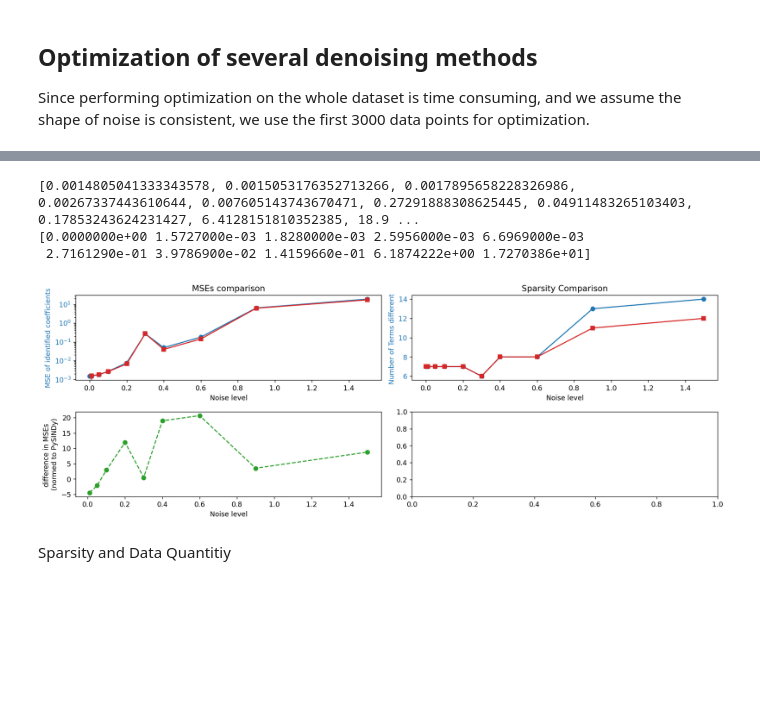
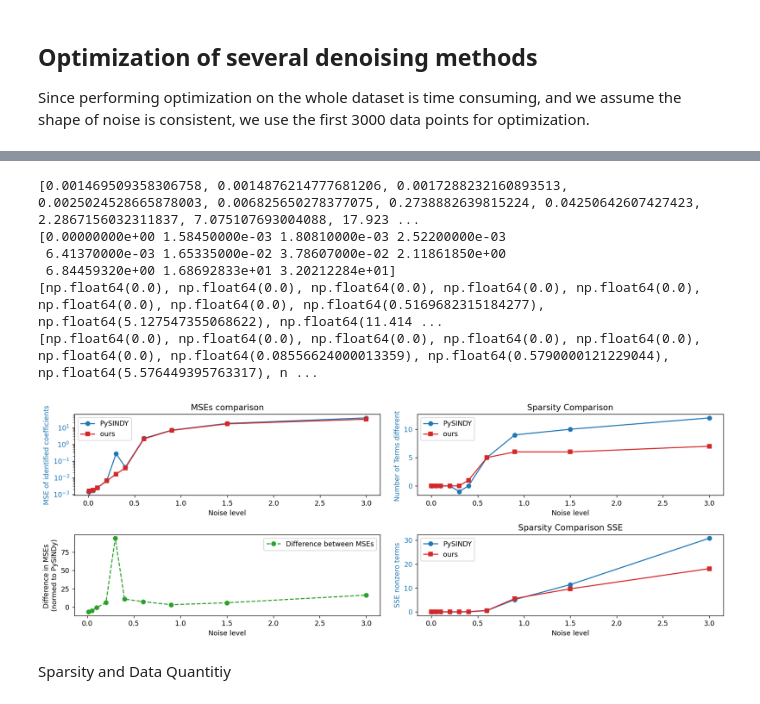
Before and after one commit to alexje76/SINDY-Noise-Investigation, a Jupyter notebook: test.ipynb, the cells around one changed output, grey strips where cells are left out. Drawn from its saved outputs; the diff is of its cells as text; code cells hidden in the pictures; blank space fills up the shorter version.

```diff
--- a/test.ipynb
+++ b/test.ipynb
@@ -255,7 +255,7 @@ num_steps = 3 * 10 ** 5
 x_0 = np.array([0, 2, 8])
 # %%
 #Setting up pysindy
-sparsity_threshold = 0.1
+sparsity_threshold = 0.05
 stlsq_optimizer = ps.STLSQ(threshold=sparsity_threshold, alpha=0.05) # alpha can be used for additional regularization
 
 # Initialize the SINDy model with the configured optimizer
@@ -288,7 +288,11 @@ for i, noise in enumerate(noise_levels):
     #print(xi.transpose().shape)
     #print(lorenz_arr_padded.shape)
     MSEs.append(mean_squared_error(xi.transpose(), lorenz_arr_padded))
-    SEs_zterms.append(np.sum(np.sqrt((xi.transpose()-lorenz_arr_padded)**2)))
+
+    mask = (xi.transpose() != 0) & (lorenz_arr_padded == 0)
+    SEs_zterms.append(np.sum(np.sqrt((xi.transpose()[mask]-lorenz_arr_padded[mask])**2)))
+
+
 term_nums = [np.count_nonzero(xi) for xi in XIs]
 print(SEs_zterms)
 # %% [output]
@@ -296,8 +300,9 @@ print(SEs_zterms)
 # %%
 #Setting up our SINDy
-threshold = 0.1 # sparsification knob lambda
+threshold = sparsity_threshold # sparsification knob lambda
 # %%
 #Calculate MSE for each noise level using our SINDy
+SEs_zterms_ours = []
 MSEs_ours = []
 XIs_ours = []
 for i, noise in enumerate(noise_levels):
@@ -315,6 +320,9 @@ for i, noise in enumerate(noise_levels):
     #print(xi.transpose().shape)
     #print(lorenz_arr_padded.shape)
     MSEs_ours.append(mean_squared_error(sol, lorenz_arr_padded))
+
+    mask = (sol != 0) & (lorenz_arr_padded == 0)
+    SEs_zterms_ours.append(np.sum(np.sqrt((sol[mask]-lorenz_arr_padded[mask])**2)))
 term_nums_ours = [np.count_nonzero(xi) for xi in XIs_ours]
 # %% [output]
 Exited at 1 iterations.
@@ -401,7 +410,7 @@ logx = False
 sparsity = True
 
 # 1. Create a figure with two subplots side-by-side
-fig, ((ax_MSEs, ax_sparsity), (ax_diff_MSEs, ax_extra)) = plt.subplots(2, 2, figsize=(14, 5), dpi=128)
+fig, ((ax_MSEs, ax_sparsity), (ax_diff_MSEs, ax_SSE)) = plt.subplots(2, 2, figsize=(14, 5), dpi=128)
 
 MSEs_ours = np.array(MSEs_ours).round(7)
 # --- LEFT PLOT: Original SINDy ---
@@ -411,41 +420,61 @@ ax_MSEs.plot(noise_levels, MSEs_ours, marker="s", color="tab:red", label="ours")
 ax_MSEs.set_xlabel("Noise level")
 ax_MSEs.set_ylabel("MSE of identified coefficients", color="tab:blue")
 ax_MSEs.tick_params(axis='y', labelcolor="tab:blue")
 ax_MSEs.set_title("MSEs comparison")
 if logx:
     ax_MSEs.set_xscale('log')
 if logy:
     ax_MSEs.set_yscale('log')
+ax_MSEs.legend()
 
 print(MSEs)
 # --- RIGHT PLOT: Our SINDy ---
 # MSE on left y-axis
 print(MSEs_ours)
-ax_sparsity.plot(noise_levels, term_nums, marker="o", color="tab:blue", label="PySINDY")
-ax_sparsity.plot(noise_levels, term_nums_ours, marker="s", color="tab:red", label="ours")
+ax_sparsity.plot(noise_levels, np.array(term_nums)-7, marker="o", color="tab:blue", label="PySINDY")
+ax_sparsity.plot(noise_levels, np.array(term_nums_ours)-7, marker="s", color="tab:red", label="ours")
 ax_sparsity.set_xlabel("Noise level")
 ax_sparsity.set_ylabel("Number of Terms different ", color="tab:blue")
 ax_sparsity.tick_params(axis='y', labelcolor="tab:blue")
 ax_sparsity.set_title("Sparsity Comparison")
 if logx:
     ax_sparsity.set_xscale('log')
-
+ax_sparsity.legend()
 
 
 
 #Plot difference#
 diff = (MSEs - np.array(MSEs_ours).round(7))/MSEs *100
 ax_diff_MSEs.plot(noise_levels[1:], diff[1:], marker="o", color="tab:green", ls="--", label ="Difference between MSEs")
-ax_diff_MSEs.set_ylabel("difference in MSEs \n(normed to PySINDy)")
+ax_diff_MSEs.set_ylabel("Difference in MSEs \n(normed to PySINDy)")
 ax_diff_MSEs.set_xlabel("Noise level")
+ax_diff_MSEs.legend()
+
+
+# --- RIGHT PLOT bottom SSE ---
+ax_SSE.plot(noise_levels, SEs_zterms, marker="o", color="tab:blue", label="PySINDY")
+ax_SSE.plot(noise_levels, SEs_zterms_ours, marker="s", color="tab:red", label="ours")
+print(SEs_zterms)
+print(SEs_zterms_ours)
+ax_SSE.set_xlabel("Noise level")
+ax_SSE.set_ylabel("SSE nonzero terms", color="tab:blue")
+ax_SSE.tick_params(axis='y', labelcolor="tab:blue")
+ax_SSE.set_title("Sparsity Comparison SSE")
+ax_SSE.legend()
+
+
+
 # 4. Final formatting
 fig.tight_layout()
 plt.show()
 # %% [output]
-[0.0014805041333343578, 0.0015053176352713266, 0.0017895658228326986, 0.00267337443610644, 0.007605143743670471, 0.27291888308625445, 0.04911483265103403, 0.17853243624231427, 6.4128151810352385, 18.9 ...
-[0.0000000e+00 1.5727000e-03 1.8280000e-03 2.5956000e-03 6.6969000e-03
- 2.7161290e-01 3.9786900e-02 1.4159660e-01 6.1874222e+00 1.7270386e+01]
+[0.001469509358306758, 0.0014876214777681206, 0.0017288232160893513, 0.0025024528665878003, 0.006825650278377075, 0.2738882639815224, 0.04250642607427423, 2.2867156032311837, 7.075107693004088, 17.923 ...
+[0.00000000e+00 1.58450000e-03 1.80810000e-03 2.52200000e-03
+ 6.41370000e-03 1.65335000e-02 3.78607000e-02 2.11861850e+00
+ 6.84459320e+00 1.68692833e+01 3.20212284e+01]
+[np.float64(0.0), np.float64(0.0), np.float64(0.0), np.float64(0.0), np.float64(0.0), np.float64(0.0), np.float64(0.0), np.float64(0.5169682315184277), np.float64(5.127547355068622), np.float64(11.414 ...
+[np.float64(0.0), np.float64(0.0), np.float64(0.0), np.float64(0.0), np.float64(0.0), np.float64(0.0), np.float64(0.08556624000013359), np.float64(0.5790000121229044), np.float64(5.576449395763317), n ...
-[figure, old version]
+[figure, new version]
 # %% [markdown]
 Sparsity and Data Quantitiy
 # %% [markdown]
```
Also changed, not shown: parts of 8 cells of this notebook.
